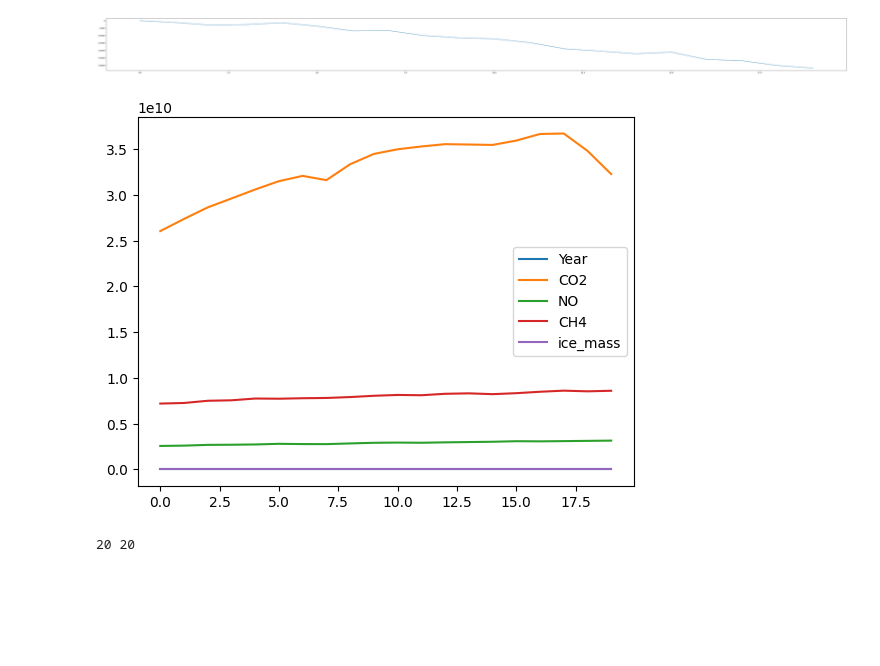
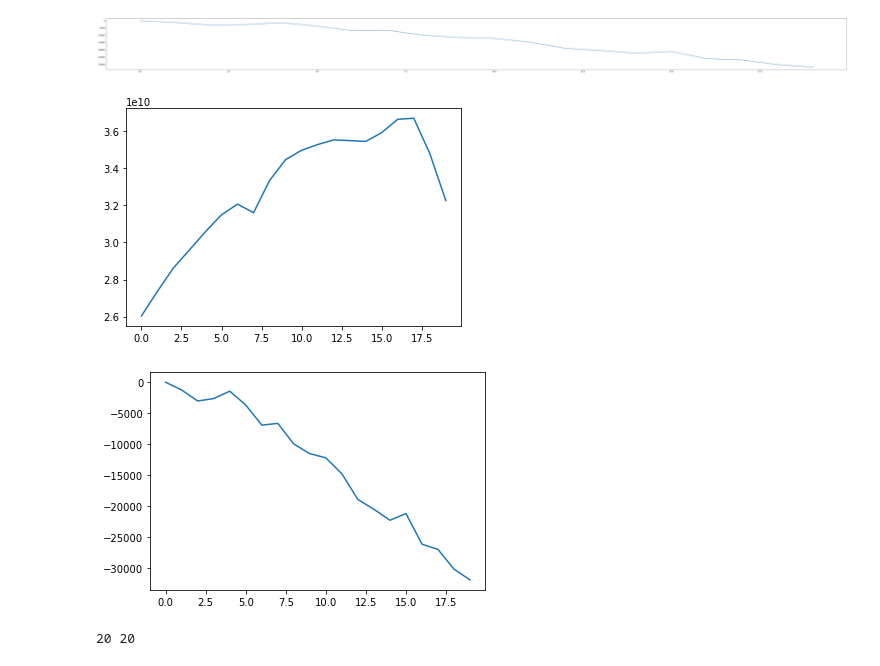
Before and after one commit to dohyun-dev/Zirraforming, a Jupyter notebook: ZirraForming/workspace/dongwook/processing/learning_code/빙하학습하기.ipynb, the cells around one changed output. Saved outputs shown, nothing was run; the diff lists cells and outputs as text; code cells hidden in the pictures; blank space fills up the shorter version.

```diff
--- a/ZirraForming/workspace/dongwook/processing/learning_code/빙하학습하기.ipynb
+++ b/ZirraForming/workspace/dongwook/processing/learning_code/빙하학습하기.ipynb
@@ -47,12 +47,17 @@ plt.show()
 # %%
 data = pd.merge(co2, no, on='Year')
 data = pd.merge(data, ch4, on='Year')
 data = pd.merge(data, Antartica_mass, on='Year')
 
-data.plot()
+# print(data)
+data['CO2'].plot()
 plt.show()
+
+data['ice_mass'].plot()
+plt.show()
 # %% [output]
-[figure, old version]
+[figure, new version]
+[figure, added]
 # %%
 x = data[['CO2', 'NO','CH4' ]]
 y = data['ice_mass'].values
```
Also changed, not shown: 47 other files.
